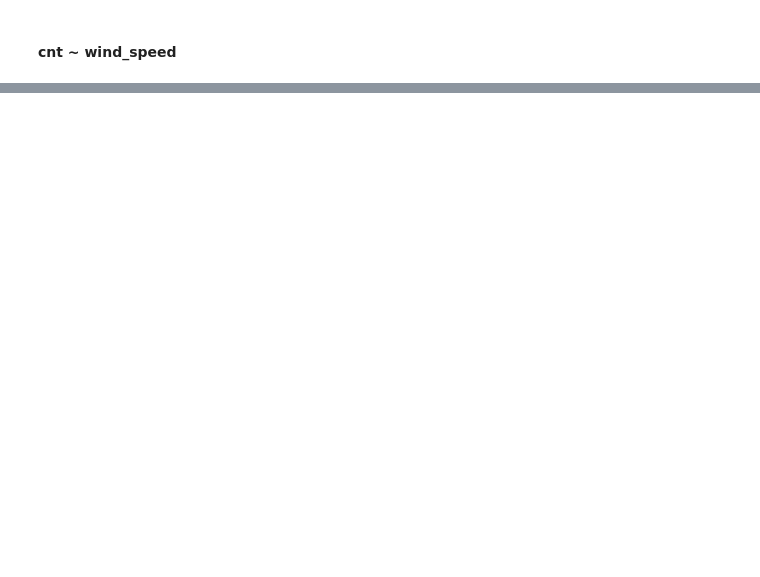
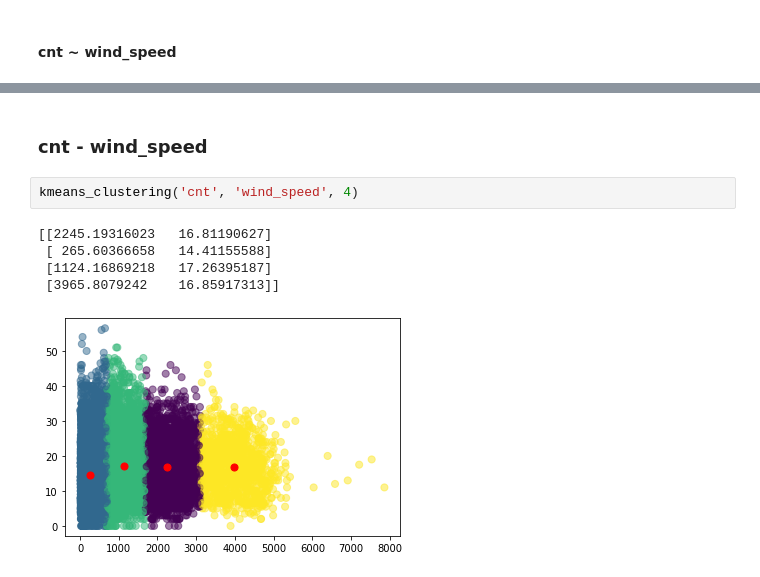
Before and after one commit to hubert-mazur/bike_sharing_data_exploration, a Jupyter notebook: project.ipynb, the cells around one changed output, grey strips where cells are left out. Cells and saved outputs as stored; diff of their text form; blank space fills up the shorter version.

```diff
--- a/project.ipynb
+++ b/project.ipynb
@@ -514,0 +513,10 @@ See the caveats in the documentation: https://pandas.pydata.org/pandas-docs/stab
+# %% [markdown]
+### cnt - wind_speed
+# %%
+kmeans_clustering('cnt', 'wind_speed', 4)
+# %% [output]
+[[2245.19316023   16.81190627]
+ [ 265.60366658   14.41155588]
+ [1124.16869218   17.26395187]
+ [3965.8079242    16.85917313]]
+[figure, added]
```
Also changed, not shown: parts of 12 cells of this notebook.
